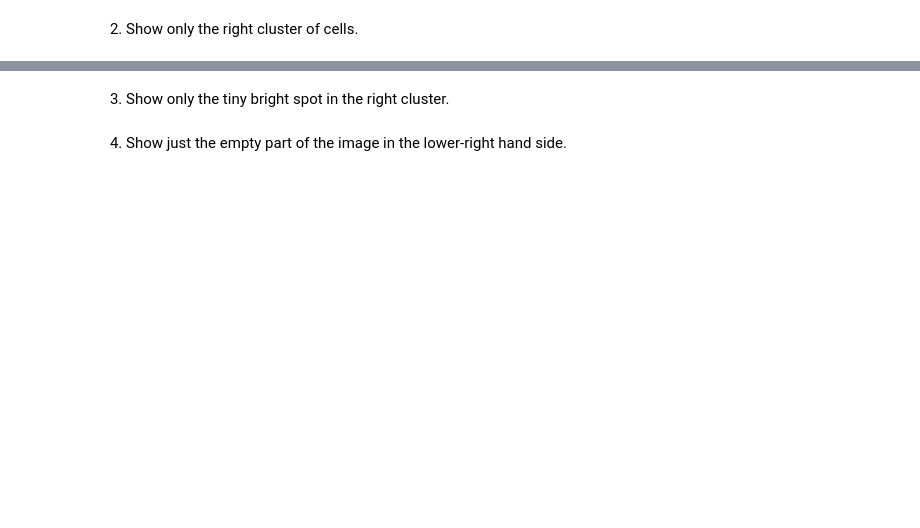
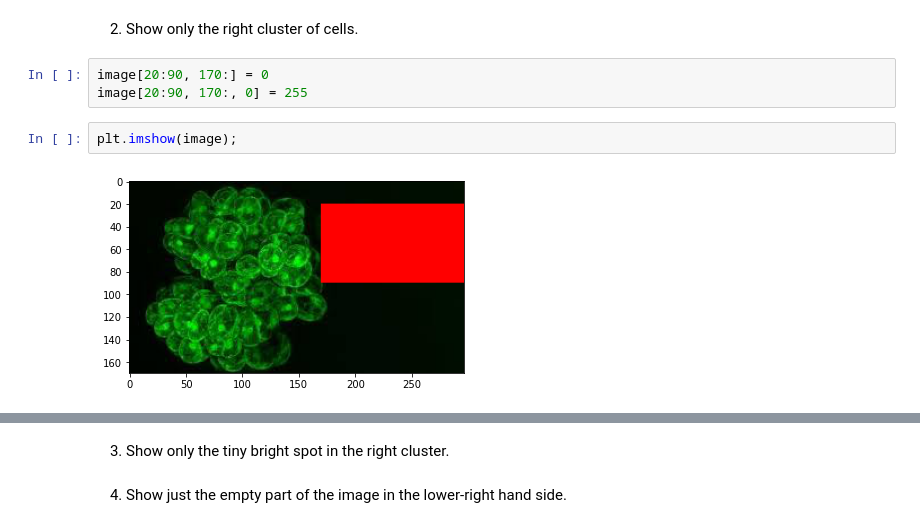
Before and after one commit to nickdelgrosso/Intro2Python, a Jupyter notebook: 6 Indexing Exercise.ipynb, the cells around one changed output, grey strips where cells are left out. Saved outputs shown, nothing was run; the diff lists cells and outputs as text; blank space fills up the shorter version.

```diff
--- a/6 Indexing Exercise.ipynb
+++ b/6 Indexing Exercise.ipynb
@@ -70,2 +78,9 @@ plt.imshow(new_image)
 # %% [markdown]
 2. Show only the right cluster of cells.
+# %%
+image[20:90, 170:] = 0
+image[20:90, 170:, 0] = 255
+# %%
+plt.imshow(image);
+# %% [output]
+[figure, added]
```
Also changed, not shown: parts of 4 cells of this notebook, 2 other files.
